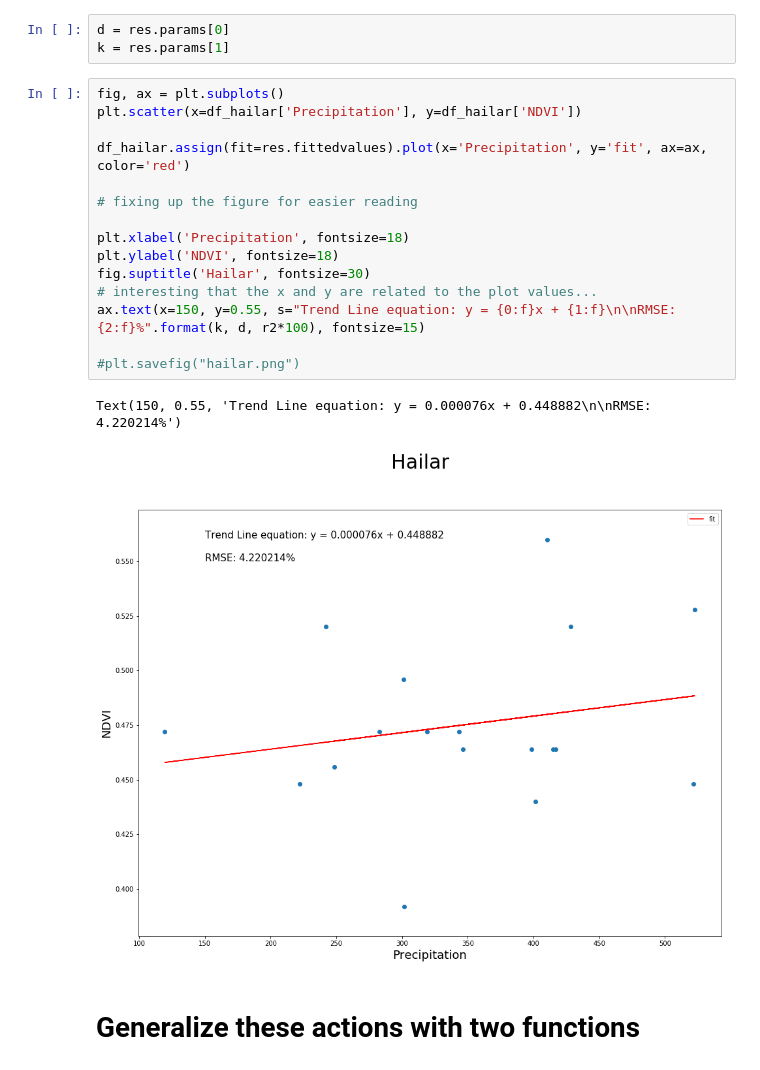
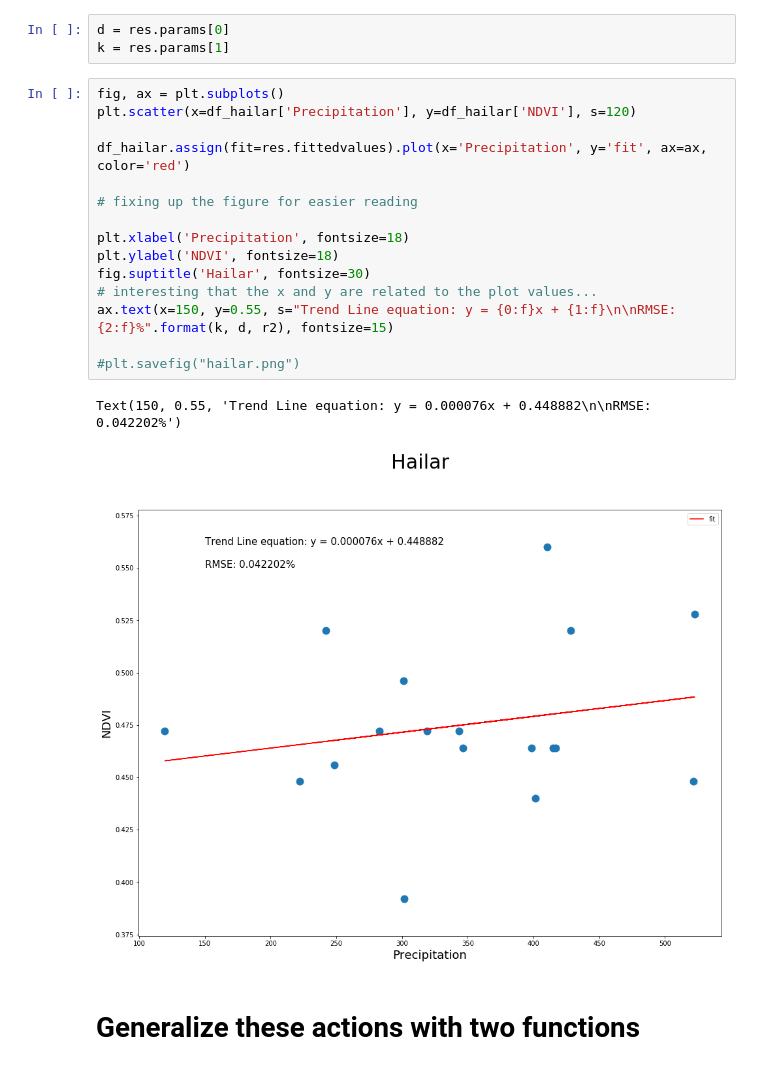
Before and after one commit to martin-martin/NDVI-trends-china, a Jupyter notebook: rain_ndvi_corr.ipynb, the cells around one changed output. Cells and saved outputs as stored; diff of their text form.

```diff
--- a/rain_ndvi_corr.ipynb
+++ b/rain_ndvi_corr.ipynb
@@ -123,22 +123,22 @@ d = res.params[0]
 k = res.params[1]
 # %%
 fig, ax = plt.subplots()
-plt.scatter(x=df_hailar['Precipitation'], y=df_hailar['NDVI'])
+plt.scatter(x=df_hailar['Precipitation'], y=df_hailar['NDVI'], s=120)
 
 df_hailar.assign(fit=res.fittedvalues).plot(x='Precipitation', y='fit', ax=ax, color='red')
 
 # fixing up the figure for easier reading
 
 plt.xlabel('Precipitation', fontsize=18)
 plt.ylabel('NDVI', fontsize=18)
 fig.suptitle('Hailar', fontsize=30)
 # interesting that the x and y are related to the plot values...
-ax.text(x=150, y=0.55, s="Trend Line equation: y = {0:f}x + {1:f}\n\nRMSE: {2:f}%".format(k, d, r2*100), fontsize=15)
+ax.text(x=150, y=0.55, s="Trend Line equation: y = {0:f}x + {1:f}\n\nRMSE: {2:f}%".format(k, d, r2), fontsize=15)
 
 #plt.savefig("hailar.png")
 # %% [output]
-Text(150, 0.55, 'Trend Line equation: y = 0.000076x + 0.448882\n\nRMSE: 4.220214%')
+Text(150, 0.55, 'Trend Line equation: y = 0.000076x + 0.448882\n\nRMSE: 0.042202%')
-[figure, old version]
+[figure, new version]
 # %% [markdown]
 # Generalize these actions with two functions
 # %%
```
Also changed, not shown: parts of 22 cells of this notebook, 1 other file.
